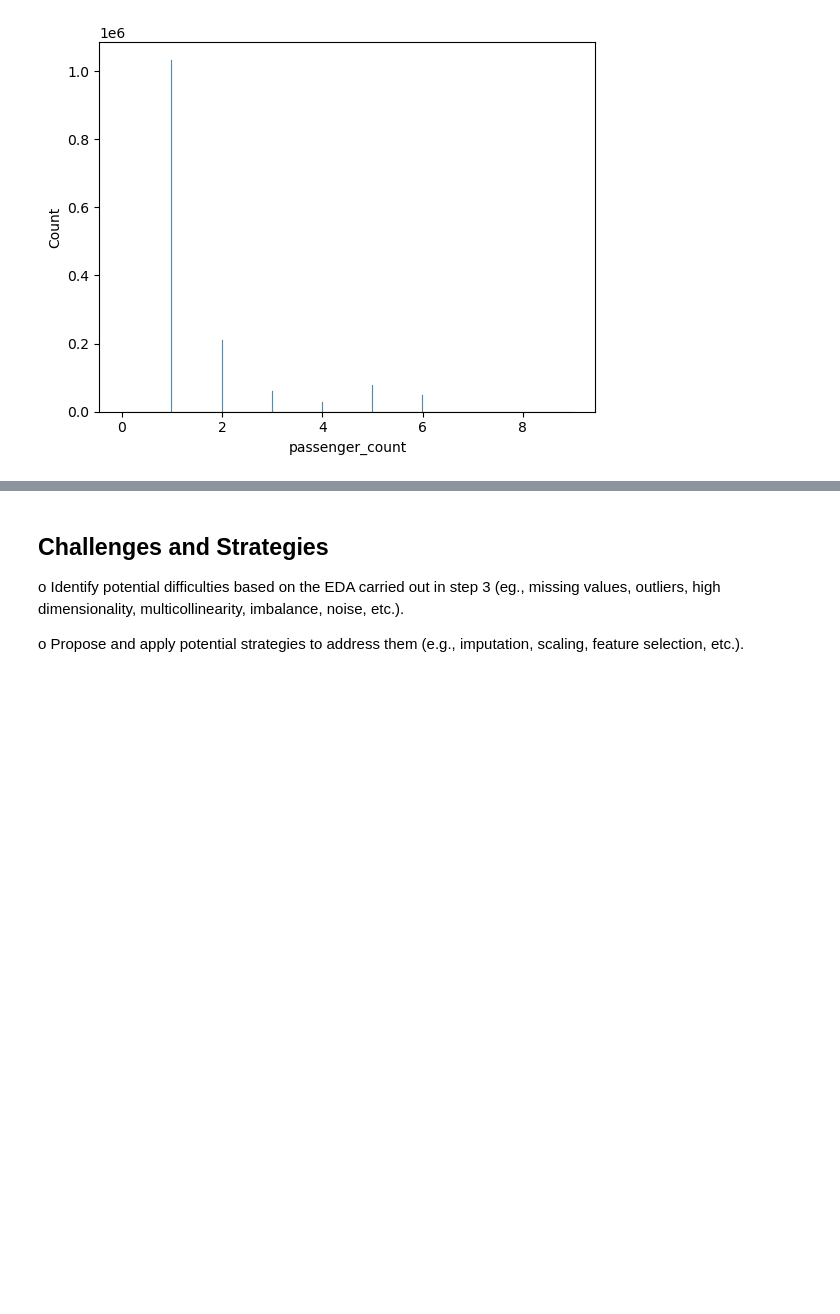
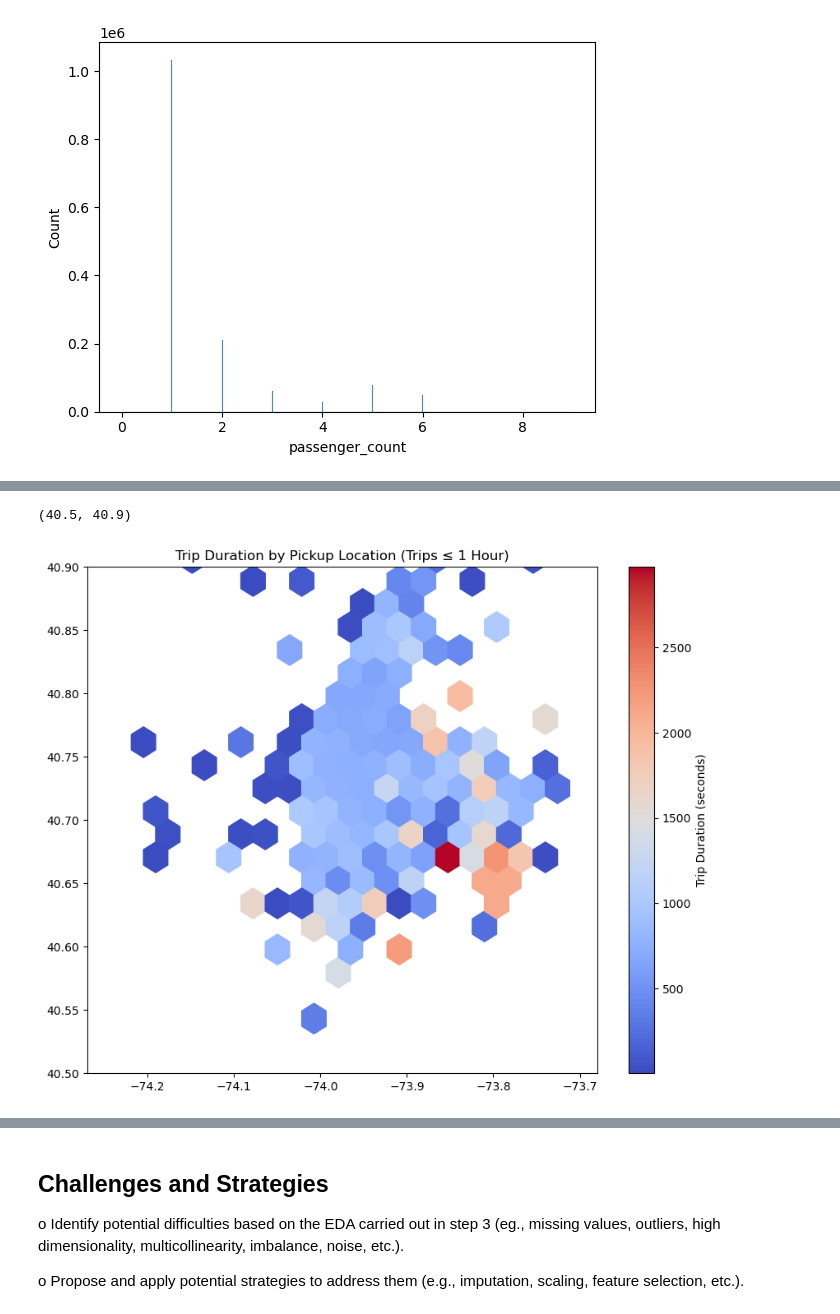
Before and after one commit to charralbert/Taxi_Trip_Duration, a Jupyter notebook: project_deliverable_1_Group_33.ipynb, the cells around one changed output, grey strips where cells are left out. Cells and saved outputs as stored; diff of their text form; code cells hidden in the pictures; blank space fills up the shorter version.

```diff
--- a/project_deliverable_1_Group_33.ipynb
+++ b/project_deliverable_1_Group_33.ipynb
@@ -134,0 +208,21 @@ sns.histplot(df['passenger_count'])
+# %%
+df_sample = df[df['trip_duration'] <= 3600].sample(100000)
+
+#pick up location vs trip duration
+plt.figure(figsize=(10, 8))
+hb = plt.hexbin(
+    x=df_sample['pickup_longitude'],
+    y=df_sample['pickup_latitude'],
+    C=df_sample['trip_duration'],
+    gridsize=250,
+    cmap='coolwarm'
+)
+plt.colorbar(hb, label='Trip Duration (seconds)')
+plt.title("Trip Duration by Pickup Location (Trips ≤ 1 Hour)")
+
+# NYC Coordinate bounds
+plt.xlim(-74.27, -73.68)
+plt.ylim(40.5, 40.9)
+# %% [output]
+(40.5, 40.9)
+[figure, added]
```
Also changed, not shown: parts of 9 cells of this notebook, 1 other file.
